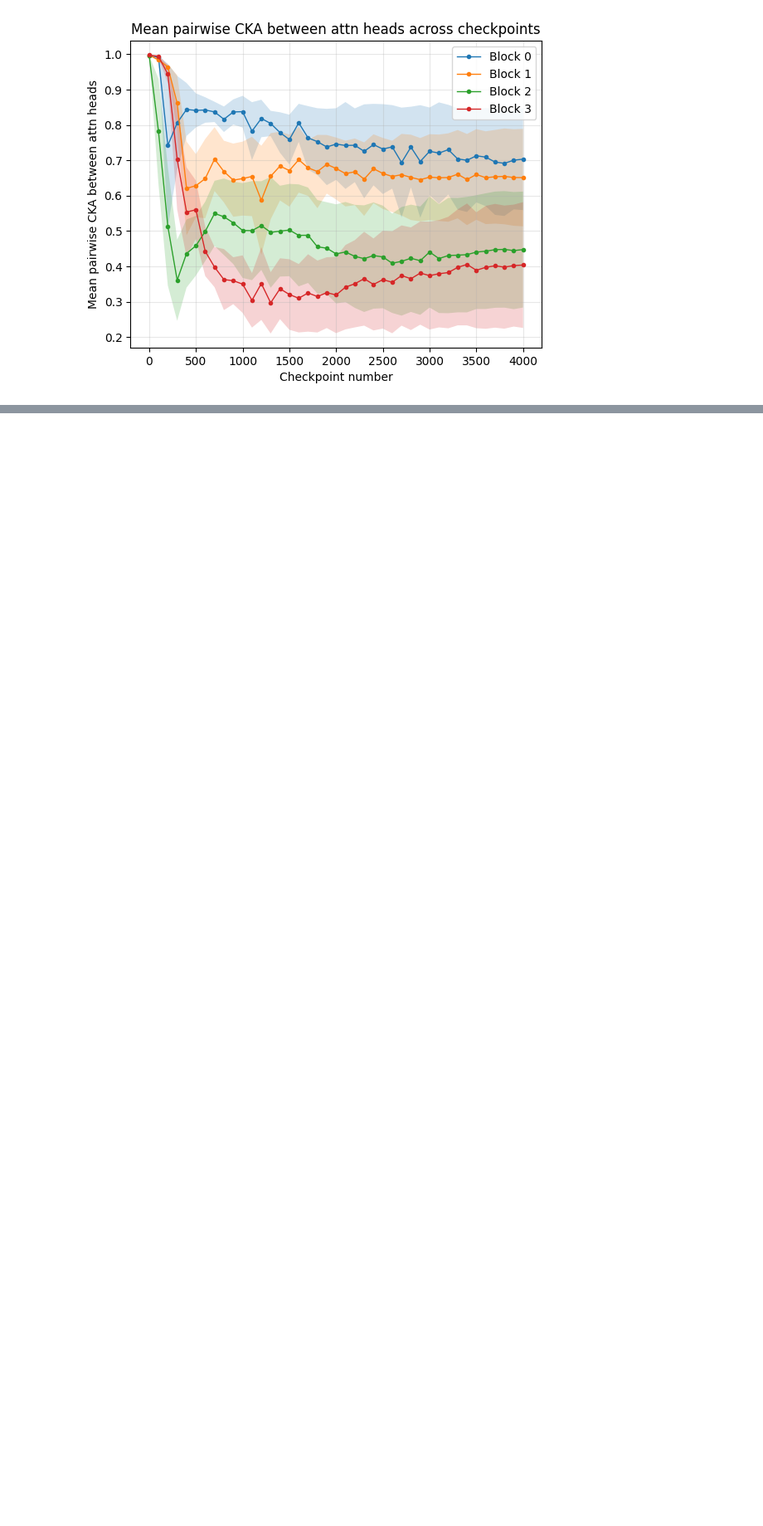
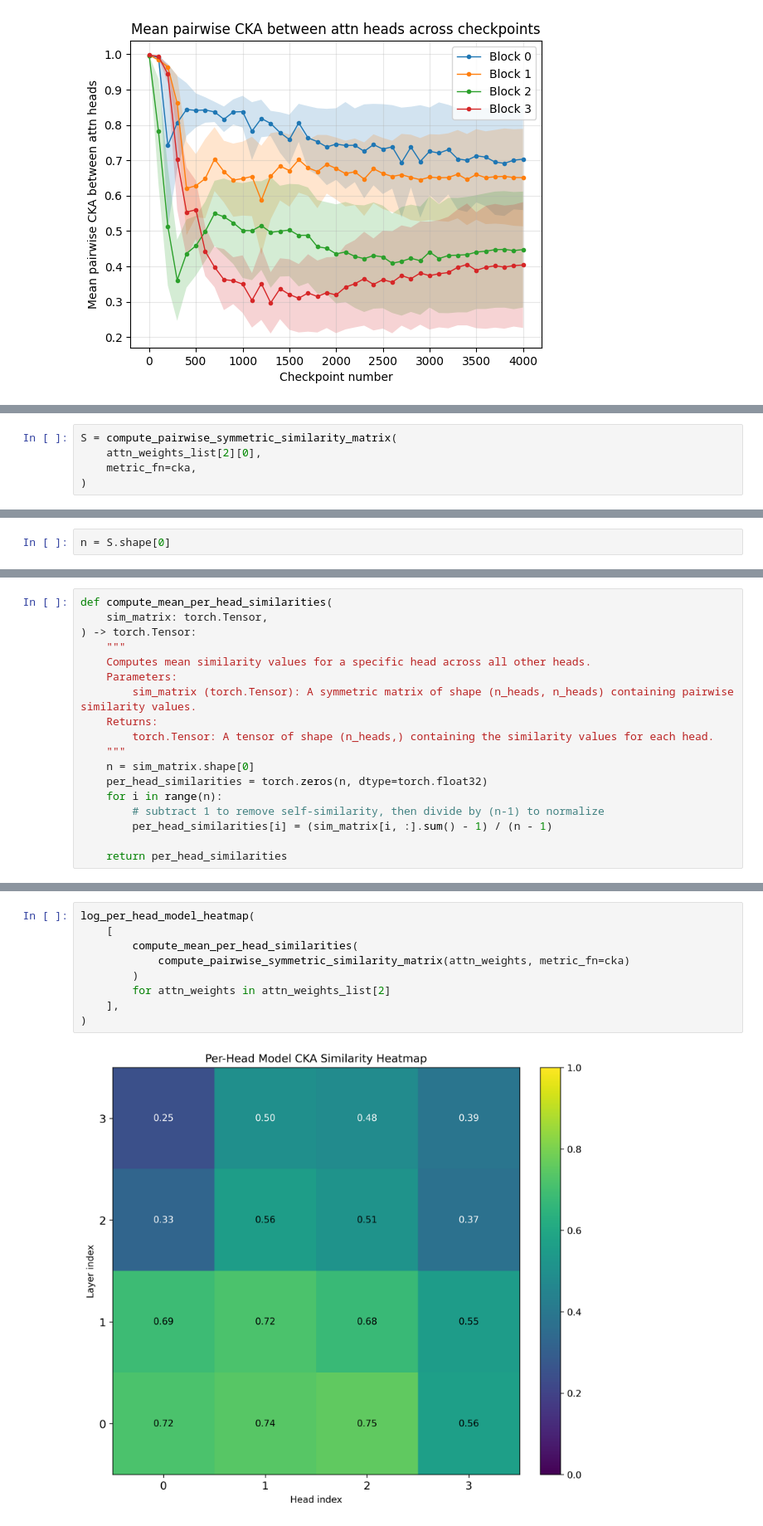
Before and after one commit to TheRootOf3/nanoGPT, a Jupyter notebook: inspect_attention_head_activations.ipynb, the cells around one changed output, grey strips where cells are left out. Shown at 83% size. Saved outputs shown, nothing was run; the diff lists cells and outputs as text; blank space fills up the shorter version.

```diff
--- a/inspect_attention_head_activations.ipynb
+++ b/inspect_attention_head_activations.ipynb
@@ -731,0 +735,5 @@ plt.show()
+# %%
+S = compute_pairwise_symmetric_similarity_matrix(
+    attn_weights_list[2][0],
+    metric_fn=cka,
+)
@@ -731,0 +755,2 @@ plt.show()
+# %%
+n = S.shape[0]
@@ -731,0 +764,18 @@ plt.show()
+# %%
+def compute_mean_per_head_similarities(
+    sim_matrix: torch.Tensor,
+) -> torch.Tensor:
+    """
+    Computes mean similarity values for a specific head across all other heads.
+    Parameters:
+        sim_matrix (torch.Tensor): A symmetric matrix of shape (n_heads, n_heads) containing pairwise similarity values.
+    Returns:
+        torch.Tensor: A tensor of shape (n_heads,) containing the similarity values for each head.
+    """
+    n = sim_matrix.shape[0]
+    per_head_similarities = torch.zeros(n, dtype=torch.float32)
+    for i in range(n):
+        # subtract 1 to remove self-similarity, then divide by (n-1) to normalize
+        per_head_similarities[i] = (sim_matrix[i, :].sum() - 1) / (n - 1)
+
+    return per_head_similarities
@@ -731,0 +832,11 @@ plt.show()
+# %%
+log_per_head_model_heatmap(
+    [
+        compute_mean_per_head_similarities(
+            compute_pairwise_symmetric_similarity_matrix(attn_weights, metric_fn=cka)
+        )
+        for attn_weights in attn_weights_list[2]
+    ],
+)
+# %% [output]
+[figure, added]
```
Also changed, not shown: parts of 18 cells of this notebook.
